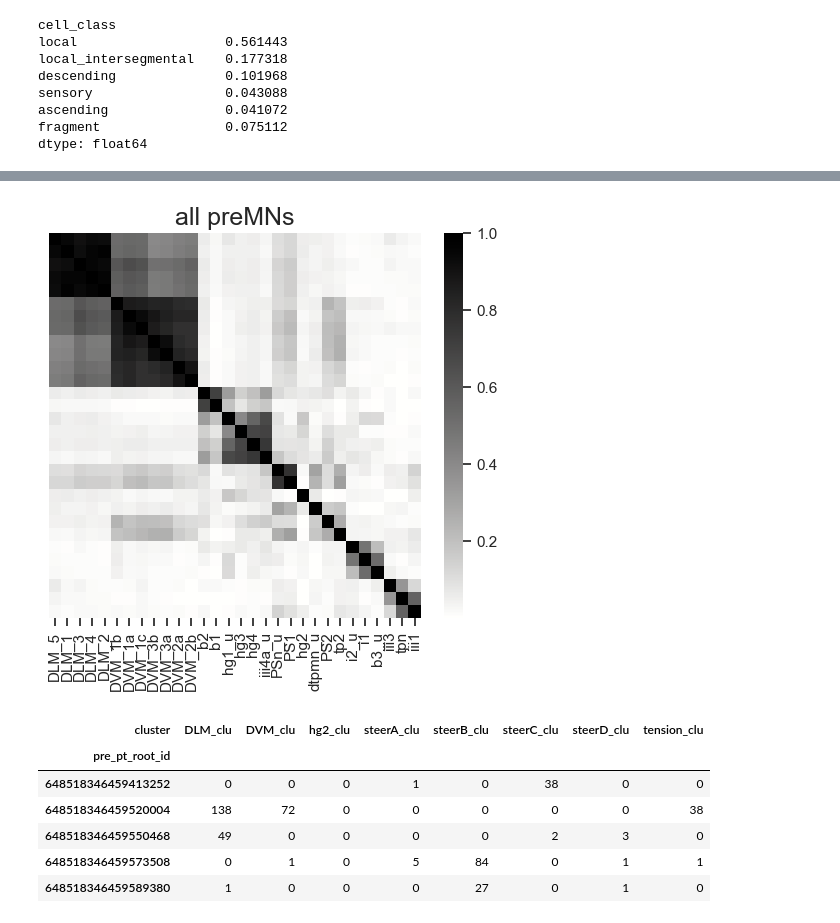
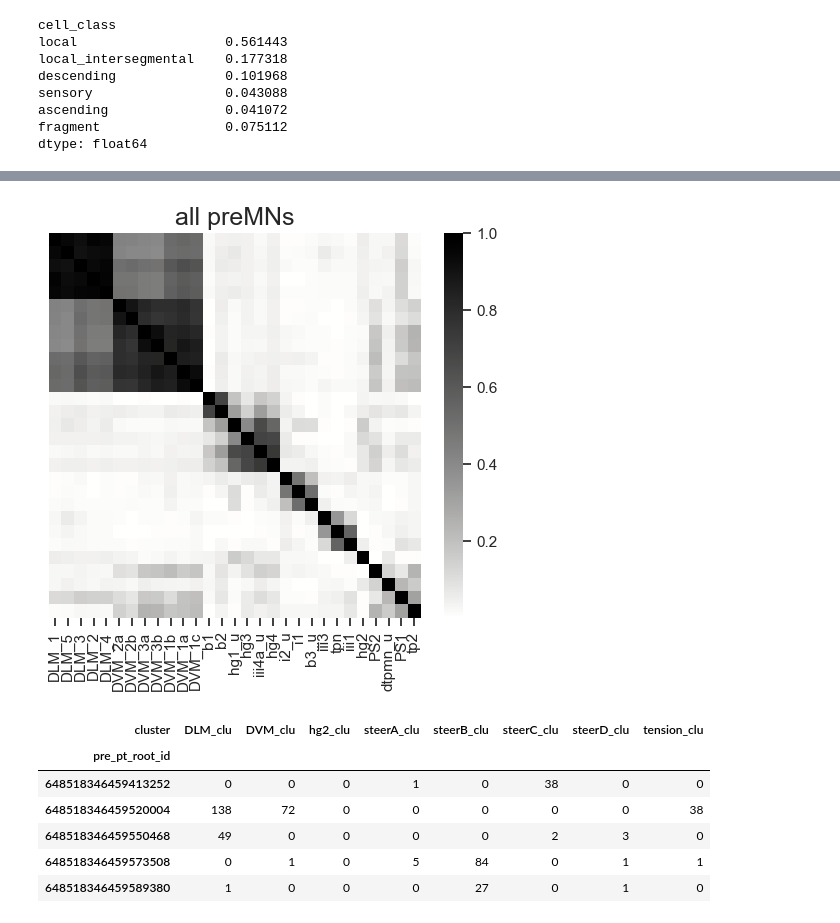
Before and after one commit to tuthill-lab/Lesser_Azevedo_2023, a Jupyter notebook: plot_from_pkl.ipynb, the cells around one changed output, grey strips where cells are left out. Cells and saved outputs as stored; diff of their text form; code cells hidden in the pictures.

```diff
--- a/plot_from_pkl.ipynb
+++ b/plot_from_pkl.ipynb
@@ -174,0 +175,25 @@ adj_ordered = adj.iloc[:,clustered_order]
+# %%
+# first filter out PSN_u
+multi_df = pd.read_pickle('pkls/preMN_to_MN_wing_v604_multi_df.pkl')
+multi_df_2 = pd.read_pickle('pkls/preMN_to_MN_wing_v604_given_to_tony.pkl')
+
+print(multi_df.shape)
+if any('PSn_u' in column for column in multi_df.columns):
+    # wing_premn_to_mn_df = wing_premn_to_mn_df.loc[(All,All,All,'local',All)]
+    wing_premn_to_mn_df = multi_df.drop(['PSn_u'], axis=1)
+    wing_premn_to_mn_df = wing_premn_to_mn_df.loc[wing_premn_to_mn_df.sum(axis=1).to_numpy()>0,:]
+    print(wing_premn_to_mn_df.shape)
+
+print(multi_df_2.shape)
+if any('PSn_u' in column for column in multi_df_2.columns):
+    # wing_premn_to_mn_df = wing_premn_to_mn_df.loc[(All,All,All,'local',All)]
+    wing_premn_to_mn_df_2 = multi_df_2.drop(['PSn_u'], axis=1)
+    wing_premn_to_mn_df_2 = wing_premn_to_mn_df_2.loc[wing_premn_to_mn_df_2.sum(axis=1).to_numpy()>0,:]
+    print(wing_premn_to_mn_df_2.shape)
+
+print(multi_df_3.shape)
+if any('PSn_u' in column for column in multi_df_2.columns):
+    # wing_premn_to_mn_df = wing_premn_to_mn_df.loc[(All,All,All,'local',All)]
+    wing_premn_to_mn_df_2 = multi_df_2.drop(['PSn_u'], axis=1)
+    wing_premn_to_mn_df_2 = wing_premn_to_mn_df_2.loc[wing_premn_to_mn_df_2.sum(axis=1).to_numpy()>0,:]
+    print(wing_premn_to_mn_df_2.shape)
@@ -174,0 +329,9 @@ adj_ordered = adj.iloc[:,clustered_order]
+# %%
+
+# clustered_order = organize_by_cos_short(syn_df)
+# clustered_order = organize_by_cos_short(multi_df)
+
+sim_mat_temp = cosine_similarity(wing_premn_to_mn_df.transpose().to_numpy())
+model = AgglomerativeClustering(distance_threshold=0, n_clusters=None).fit(sim_mat_temp)
+clustered_order = plot_dendrogram(model)#, truncate_mode="level", p=12) # p truncate mode
+clustered_order = np.array(clustered_order).astype(int) # convert strins into integers
@@ -174,0 +340,4 @@ adj_ordered = adj.iloc[:,clustered_order]
+# %%
+# adj_ordered = adj.iloc[:,clustered_order]
+adj_ordered = wing_premn_to_mn_df.iloc[:,clustered_order]
+adj_ordered.head()
@@ -179,18 +374,21 @@ mn_ids = adj_ordered.columns
 # %%
 sim_mat = cosine_similarity(adj_ordered.to_numpy().transpose())
 
 fig = plt.figure(1, figsize = [6,5])
 cmap = cmocean.cm.gray_r
 ax = sns.heatmap(sim_mat, xticklabels = mn_ids, yticklabels = '', cmap = cmap)# xticklabels=mn_ids, cmap = cmap)
 cbar = ax.collections[0].colorbar
 ax.xaxis.set_ticks_position('bottom')
 
 plt.xlabel('', fontsize =16)
 plt.title('all preMNs', fontsize = 18)
 
 plt.show()
+
+fig.savefig('./figpanels/cossim_hierarchical_clustering_wing.svg',format='svg')
+np.savetxt('./figpanels/cossim_anatomical_data.csv', sim_mat, delimiter=',')
 # %% [output]
-[figure, old version]
+[figure, new version]
 # %%
 # plot distributions of module preference according to cell class
 # need to create a dataframe where each row contains a unique preMN ID, its cell class, and the fraction of its output onto a single motor cluster, and total # of MN synapses
```
Also changed, not shown: parts of 21 cells of this notebook, 4 other files.
